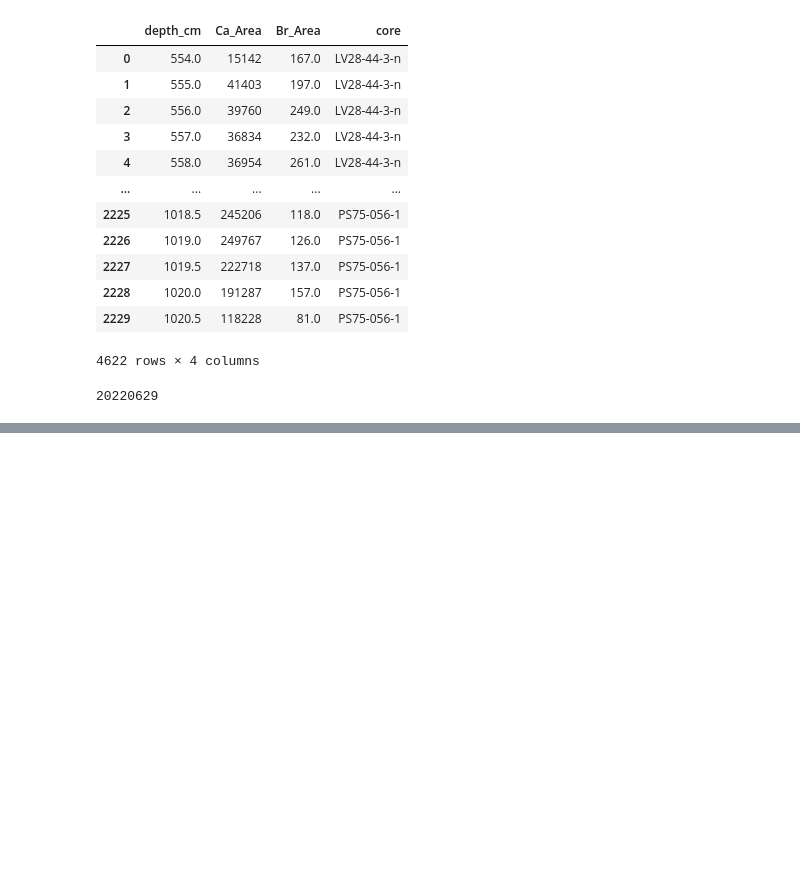
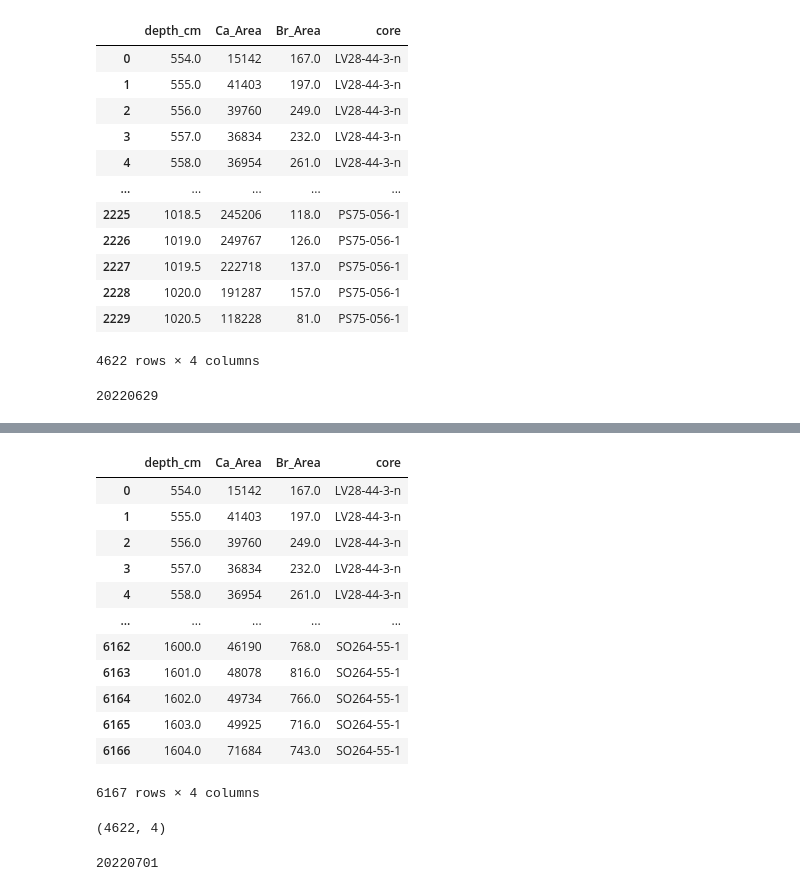
Before and after one commit to dispink/CaCO3_NWP, a Jupyter notebook: build_database_07.ipynb, the cells around one changed output, grey strips where cells are left out. Cells and saved outputs as stored; diff of their text form; code cells hidden in the pictures; blank space fills up the shorter version.

```diff
--- a/build_database_07.ipynb
+++ b/build_database_07.ipynb
@@ -645,0 +672,27 @@ print(date)
+# %%
+cabr_df = pd.read_csv('data/CaBr_20220629.csv', index_col=0)
+area_df = pd.concat([cabr_df, so_df], join='outer', axis=0, ignore_index=True)
+area_df
+# %% [output]
+|  | depth_cm | Ca_Area | Br_Area | core |
+| 0 | 554.0 | 15142 | 167.0 | LV28-44-3-n |
+| 1 | 555.0 | 41403 | 197.0 | LV28-44-3-n |
+| 2 | 556.0 | 39760 | 249.0 | LV28-44-3-n |
+| 3 | 557.0 | 36834 | 232.0 | LV28-44-3-n |
+| 4 | 558.0 | 36954 | 261.0 | LV28-44-3-n |
+| ... | ... | ... | ... | ... |
+| 6162 | 1600.0 | 46190 | 768.0 | SO264-55-1 |
+| 6163 | 1601.0 | 48078 | 816.0 | SO264-55-1 |
+| 6164 | 1602.0 | 49734 | 766.0 | SO264-55-1 |
+| 6165 | 1603.0 | 49925 | 716.0 | SO264-55-1 |
+| 6166 | 1604.0 | 71684 | 743.0 | SO264-55-1 |
+6167 rows × 4 columns
+# %%
+cabr_df.shape
+# %% [output]
+(4622, 4)
+# %%
+area_df.to_csv('data/CaBr_{}.csv'.format(date))
+print(date)
+# %% [output]
+20220701
```
Also changed, not shown: parts of 2 cells of this notebook.
